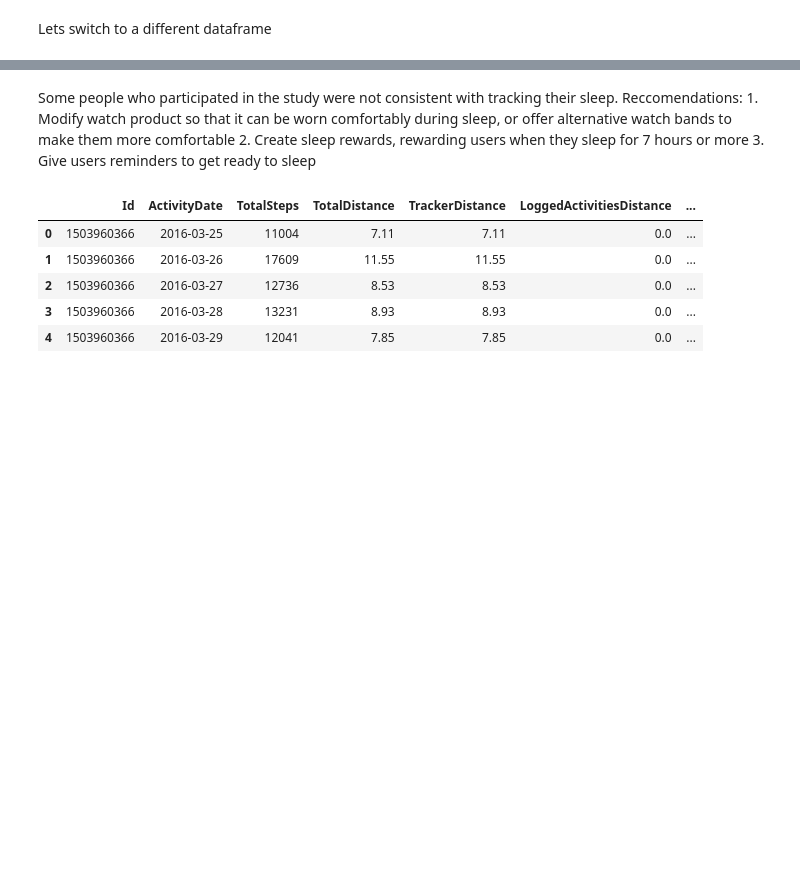
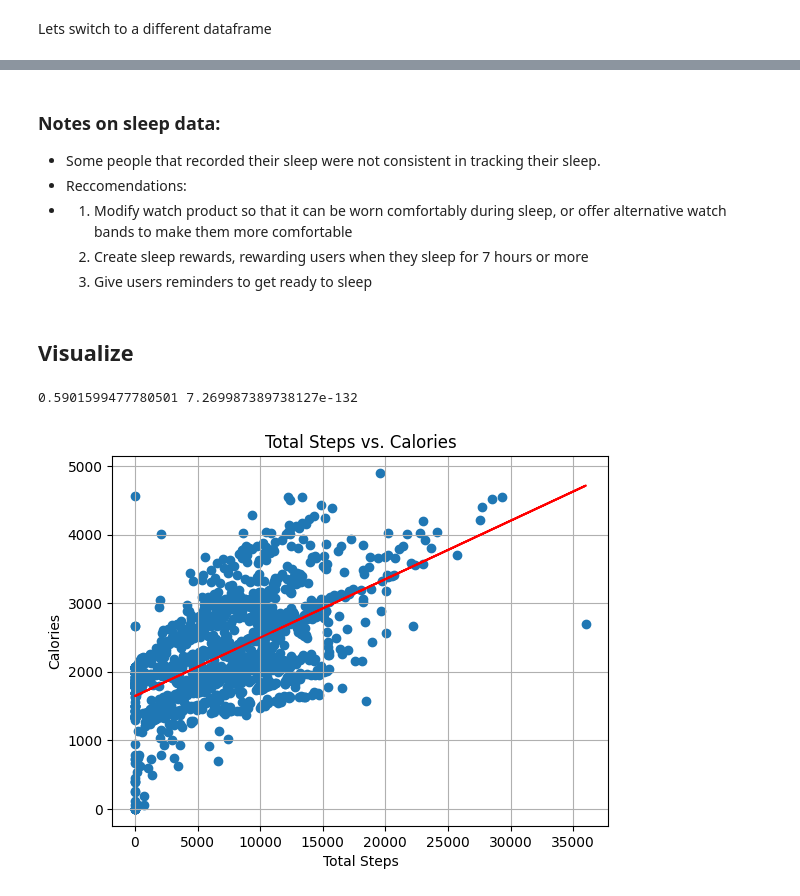
Before and after one commit to danijia/bellabeat-case-study, a Jupyter notebook: Jupyter Notebooks/bellabeat-case-study.ipynb, the cells around one changed output, grey strips where cells are left out. Saved outputs shown, nothing was run; the diff lists cells and outputs as text; code cells hidden in the pictures; blank space fills up the shorter version.

Commit message:
Kaggle Notebook | BellaBeat Case Study | Version 7

```diff
--- a/Jupyter Notebooks/bellabeat-case-study.ipynb
+++ b/Jupyter Notebooks/bellabeat-case-study.ipynb
@@ -552,15 +306,7 @@ display(sleep_summary[sleep_summary['Id'] == 6962181067]) # tracked their sleep
 # %% [markdown]
-Some people who participated in the study were not consistent with tracking their sleep.
-Reccomendations:
-    1. Modify watch product so that it can be worn comfortably during sleep, or offer alternative watch bands to make them more comfortable
-    2. Create sleep rewards, rewarding users when they sleep for 7 hours or more
-    3. Give users reminders to get ready to sleep
+### Notes on sleep data:
+- Some people that recorded their sleep were not consistent in tracking their sleep.
+- Reccomendations:
+- 1. Modify watch product so that it can be worn comfortably during sleep, or offer alternative watch bands to make them more comfortable
+  2. Create sleep rewards, rewarding users when they sleep for 7 hours or more
+  3. Give users reminders to get ready to sleep
-# %%
-daily_activity.head()
-# %% [output]
-|  | Id | ActivityDate | TotalSteps | TotalDistance | TrackerDistance | LoggedActivitiesDistance | ... |
-| 0 | 1503960366 | 2016-03-25 | 11004 | 7.11 | 7.11 | 0.0 | ... |
-| 1 | 1503960366 | 2016-03-26 | 17609 | 11.55 | 11.55 | 0.0 | ... |
-| 2 | 1503960366 | 2016-03-27 | 12736 | 8.53 | 8.53 | 0.0 | ... |
-| 3 | 1503960366 | 2016-03-28 | 13231 | 8.93 | 8.93 | 0.0 | ... |
-| 4 | 1503960366 | 2016-03-29 | 12041 | 7.85 | 7.85 | 0.0 | ... |
@@ -566,0 +323,25 @@ daily_activity.head()
+# %% [markdown]
+## Visualize
+# %%
+# Show the correlation between calories and steps
+y_data = daily_activity['Calories']
+x_data = daily_activity['TotalSteps']
+
+# calculate Pearson correlation coefficient
+correlation_coefficient, p_value = pearsonr(x_data, y_data)
+
+# perform linear regression to get the line paramters
+slope, intercept, r_value, p_value, std_err = linregress(x_data, y_data)
+
+print(correlation_coefficient, p_value)
+plt.scatter(x_data, y_data)
+# plot the regression line
+plt.plot(x_data, slope * x_data + intercept, color='red', label=f'Regression Line (r={correlation_coefficient:.2f})')
+plt.ylabel('Calories')
+plt.xlabel('Total Steps')
+plt.title('Total Steps vs. Calories')
+plt.grid(True)
+plt.show()
+# %% [output]
+0.5901599477780501 7.269987389738127e-132
+[figure, added]
```
Also changed, not shown: parts of 25 cells of this notebook.
